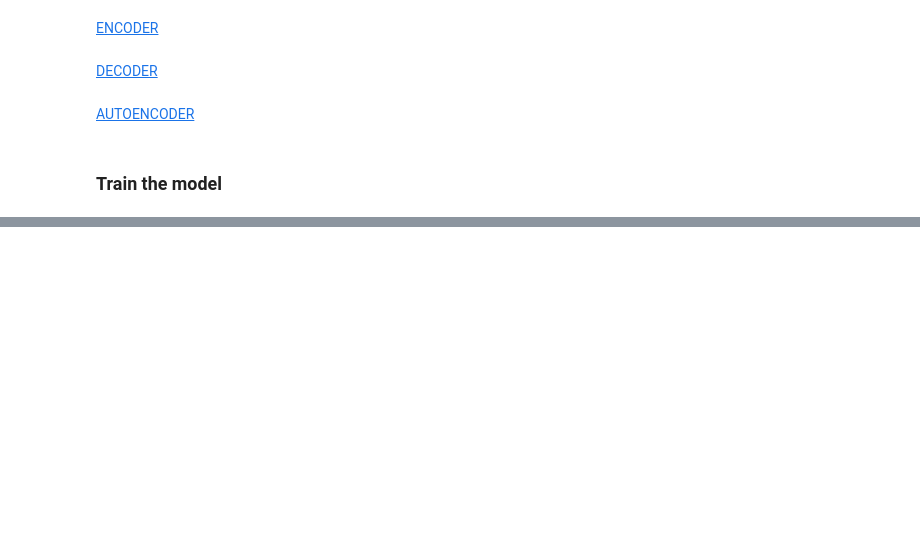
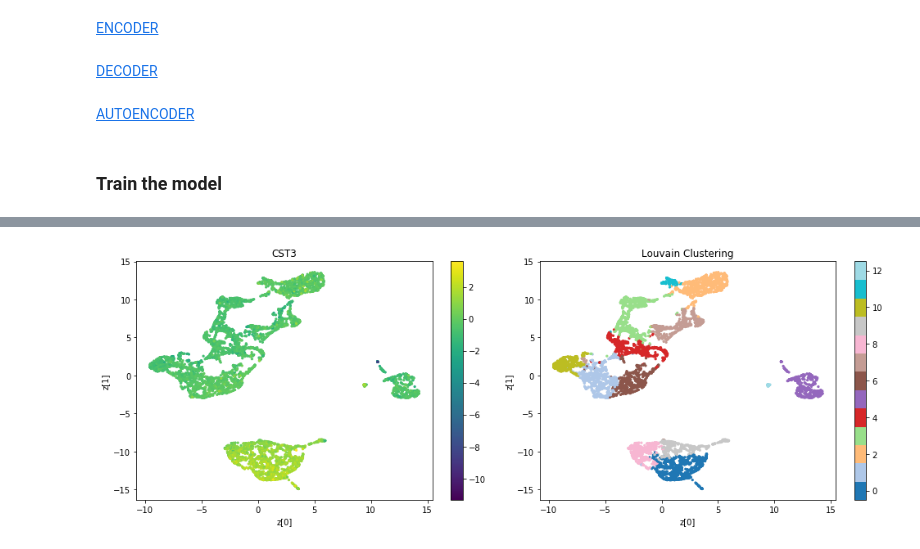
Before and after one commit to emolinaro/scRNAseq-AAE, a Jupyter notebook: notebooks/analysis.ipynb, the cells around one changed output, grey strips where cells are left out. Saved outputs shown, nothing was run; the diff lists cells and outputs as text; code cells hidden in the pictures; blank space fills up the shorter version.

```diff
--- a/notebooks/analysis.ipynb
+++ b/notebooks/analysis.ipynb
@@ -403,7 +407,8 @@ from tensorflow.keras.models import load_model
 log_dir = '../results/VAE/PBMC10k/'
 model.encoder = load_model(log_dir + 'models/encoder.h5')
 
-model.update_labels(res=0.6)
+model.update_labels(res=0.4)
 
 GENE_LIST = ['CST3']
 model.plot_umap(gene_selected=GENE_LIST, louvain=True)
+# %% [output]
@@ -409,0 +416 @@ model.plot_umap(gene_selected=GENE_LIST, louvain=True)
+[figure, added]
```
Also changed, not shown: parts of 6 cells of this notebook, 3 other files.
